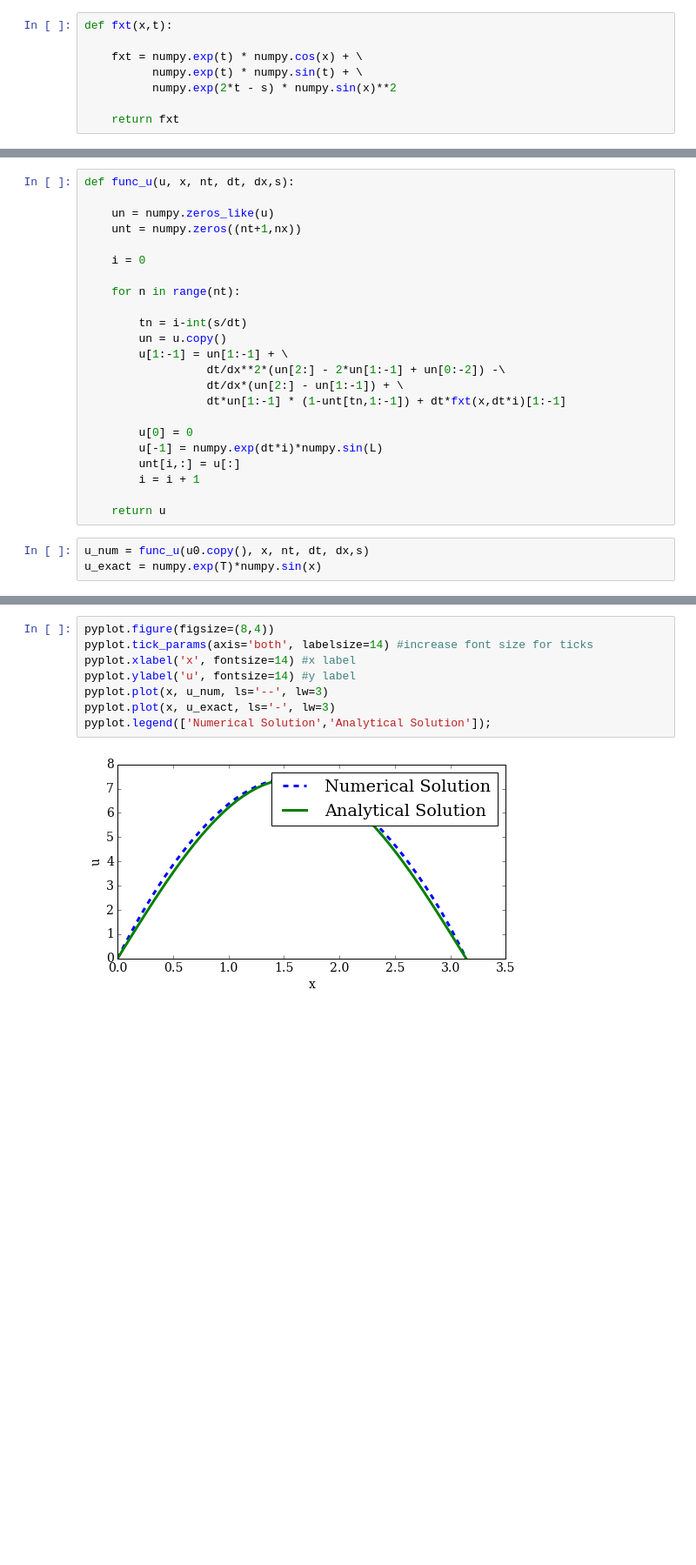
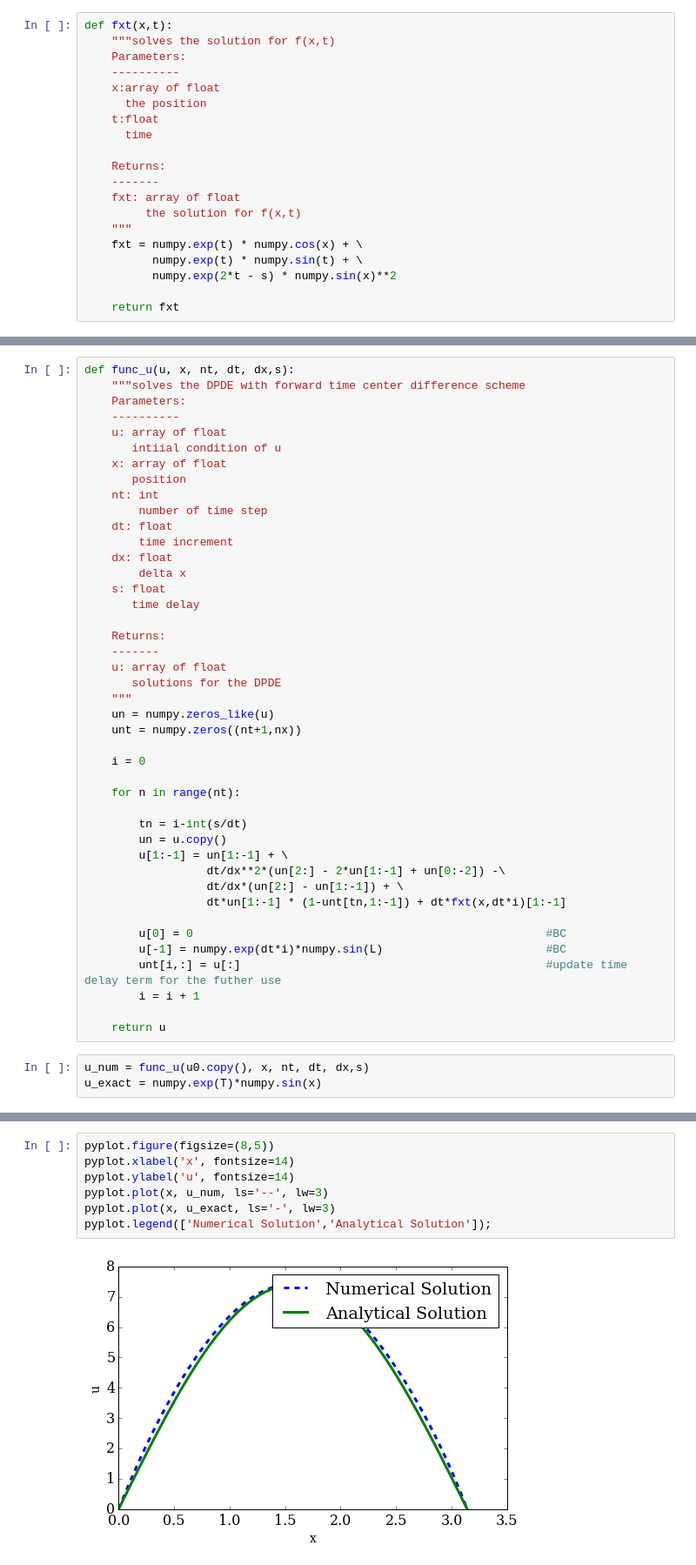
Before and after one commit to numerical-mooc/assignment-bank-2016, a Jupyter notebook: jameswu/Time_Delay_PDE.ipynb, the cells around one changed output, grey strips where cells are left out. Shown at 87% size. Drawn from its saved outputs; the diff is of its cells as text; blank space fills up the shorter version.

```diff
--- a/jameswu/Time_Delay_PDE.ipynb
+++ b/jameswu/Time_Delay_PDE.ipynb
@@ -43,6 +53,18 @@ u0 = numpy.sin(x)
 # %%
 def fxt(x,t):
+    """solves the solution for f(x,t)
+    Parameters:
+    ----------
+    x:array of float
+      the position
+    t:float
+      time
 
+    Returns:
+    -------
+    fxt: array of float
+         the solution for f(x,t)
+    """
     fxt = numpy.exp(t) * numpy.cos(x) + \
           numpy.exp(t) * numpy.sin(t) + \
           numpy.exp(2*t - s) * numpy.sin(x)**2
@@ -51,6 +75,26 @@ def fxt(x,t):
 # %%
 def func_u(u, x, nt, dt, dx,s):
+    """solves the DPDE with forward time center difference scheme
+    Parameters:
+    ----------
+    u: array of float
+       intiial condition of u
+    x: array of float
+       position
+    nt: int
+        number of time step
+    dt: float
+        time increment
+    dx: float
+        delta x
+    s: float
+       time delay
 
+    Returns:
+    -------
+    u: array of float
+       solutions for the DPDE
+    """
     un = numpy.zeros_like(u)
     unt = numpy.zeros((nt+1,nx))
 
@@ -65,9 +109,9 @@ def func_u(u, x, nt, dt, dx,s):
                   dt/dx*(un[2:] - un[1:-1]) + \
                   dt*un[1:-1] * (1-unt[tn,1:-1]) + dt*fxt(x,dt*i)[1:-1]
 
-        u[0] = 0
-        u[-1] = numpy.exp(dt*i)*numpy.sin(L)
-        unt[i,:] = u[:]
+        u[0] = 0                                                    #BC
+        u[-1] = numpy.exp(dt*i)*numpy.sin(L)                        #BC
+        unt[i,:] = u[:]                                             #update time delay term for the futher use
         i = i + 1
 
     return u
@@ -77,10 +123,9 @@ u_exact = numpy.exp(T)*numpy.sin(x)
 # %%
-pyplot.figure(figsize=(8,4))
-pyplot.tick_params(axis='both', labelsize=14) #increase font size for ticks
-pyplot.xlabel('x', fontsize=14) #x label
-pyplot.ylabel('u', fontsize=14) #y label
+pyplot.figure(figsize=(8,5))
+pyplot.xlabel('x', fontsize=14)
+pyplot.ylabel('u', fontsize=14)
 pyplot.plot(x, u_num, ls='--', lw=3)
 pyplot.plot(x, u_exact, ls='-', lw=3)
 pyplot.legend(['Numerical Solution','Analytical Solution']);
 # %% [output]
-[figure, old version]
+[figure, new version]
```
Also changed, not shown: parts of 33 cells of this notebook.
